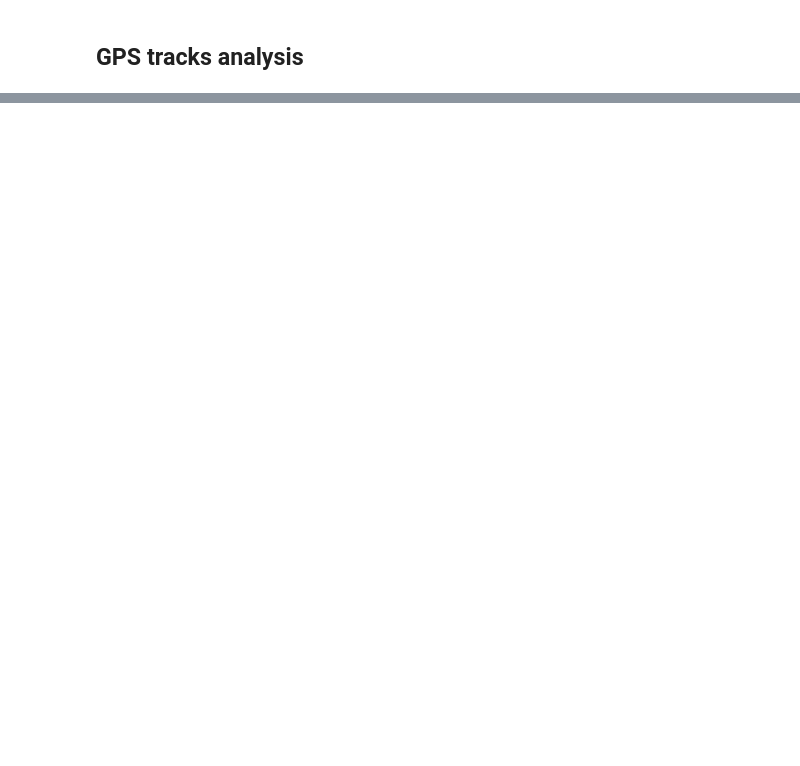
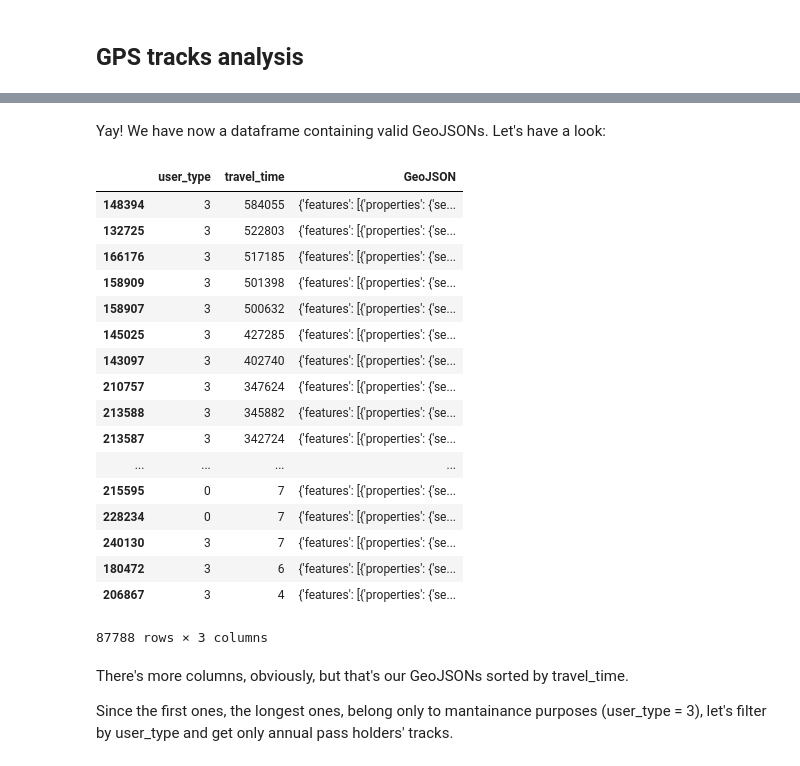
Before and after one commit to rameerez/bicimad-data-analysis, a Jupyter notebook: bicimad-GPS-tracks-analysis.ipynb, the cells around one changed output, grey strips where cells are left out. Cells and saved outputs as stored; diff of their text form; code cells hidden in the pictures; blank space fills up the shorter version.

```diff
--- a/bicimad-GPS-tracks-analysis.ipynb
+++ b/bicimad-GPS-tracks-analysis.ipynb
@@ -75,0 +101,38 @@ To-do:
+# %%
+df_with_tracks = df_track.copy()
+# %%
+def sanitize_geojson(row):
+    geojson_features = row["track"]["FeatureCollection"]["Features"]
+    valid_geojson = {}
+    valid_geojson["type"] = "FeatureCollection"
+    valid_geojson["features"] = geojson_features
+    return valid_geojson
+# %%
+df_with_tracks["GeoJSON"] = df_with_tracks.apply(sanitize_geojson, axis=1)
+# %% [markdown]
+Yay! We have now a dataframe containing valid GeoJSONs. Let's have a look:
+# %%
+df_with_tracks.sort_values(by=['travel_time'], ascending=False)[["user_type", "travel_time", "GeoJSON"]]
+# %% [output]
+|  | user_type | travel_time | GeoJSON |
+| 148394 | 3 | 584055 | {'features': [{'properties': {'se... |
+| 132725 | 3 | 522803 | {'features': [{'properties': {'se... |
+| 166176 | 3 | 517185 | {'features': [{'properties': {'se... |
+| 158909 | 3 | 501398 | {'features': [{'properties': {'se... |
+| 158907 | 3 | 500632 | {'features': [{'properties': {'se... |
+| 145025 | 3 | 427285 | {'features': [{'properties': {'se... |
+| 143097 | 3 | 402740 | {'features': [{'properties': {'se... |
+| 210757 | 3 | 347624 | {'features': [{'properties': {'se... |
+| 213588 | 3 | 345882 | {'features': [{'properties': {'se... |
+| 213587 | 3 | 342724 | {'features': [{'properties': {'se... |
+| ... | ... | ... | ... |
+| 215595 | 0 | 7 | {'features': [{'properties': {'se... |
+| 228234 | 0 | 7 | {'features': [{'properties': {'se... |
+| 240130 | 3 | 7 | {'features': [{'properties': {'se... |
+| 180472 | 3 | 6 | {'features': [{'properties': {'se... |
+| 206867 | 3 | 4 | {'features': [{'properties': {'se... |
+87788 rows × 3 columns
+# %% [markdown]
+There's more columns, obviously, but that's our GeoJSONs sorted by travel_time.
+
+Since the first ones, the longest ones, belong only to mantainance purposes (user_type = 3), let's filter by user_type and get only annual pass holders' tracks.
```
Also changed, not shown: parts of 11 cells of this notebook, 1 other file.
